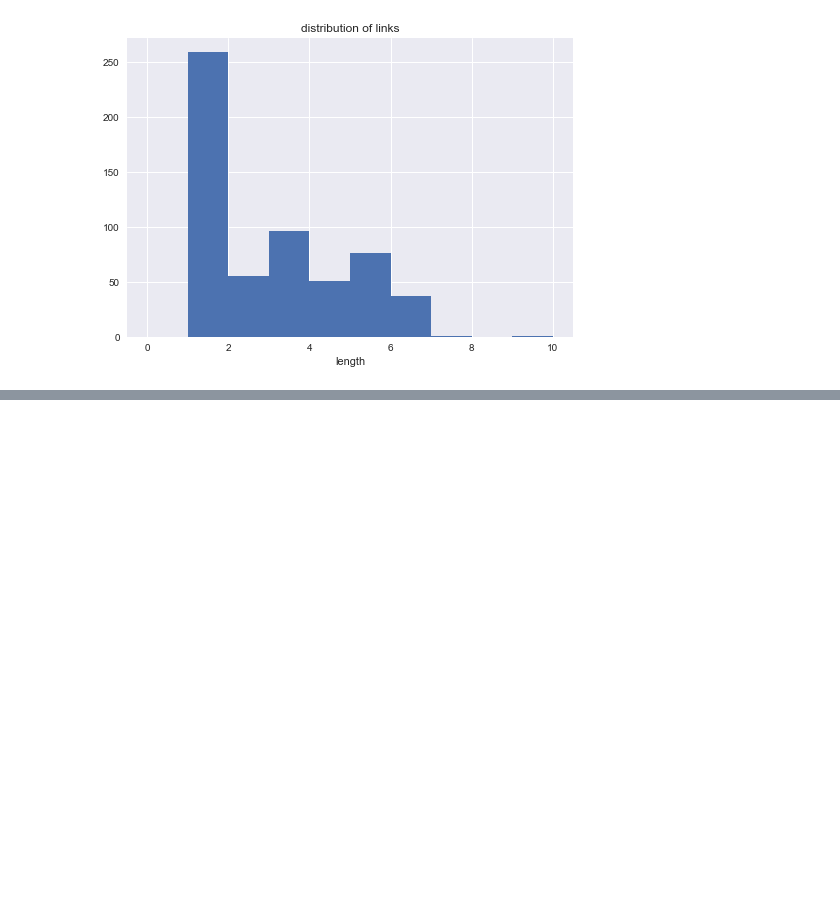
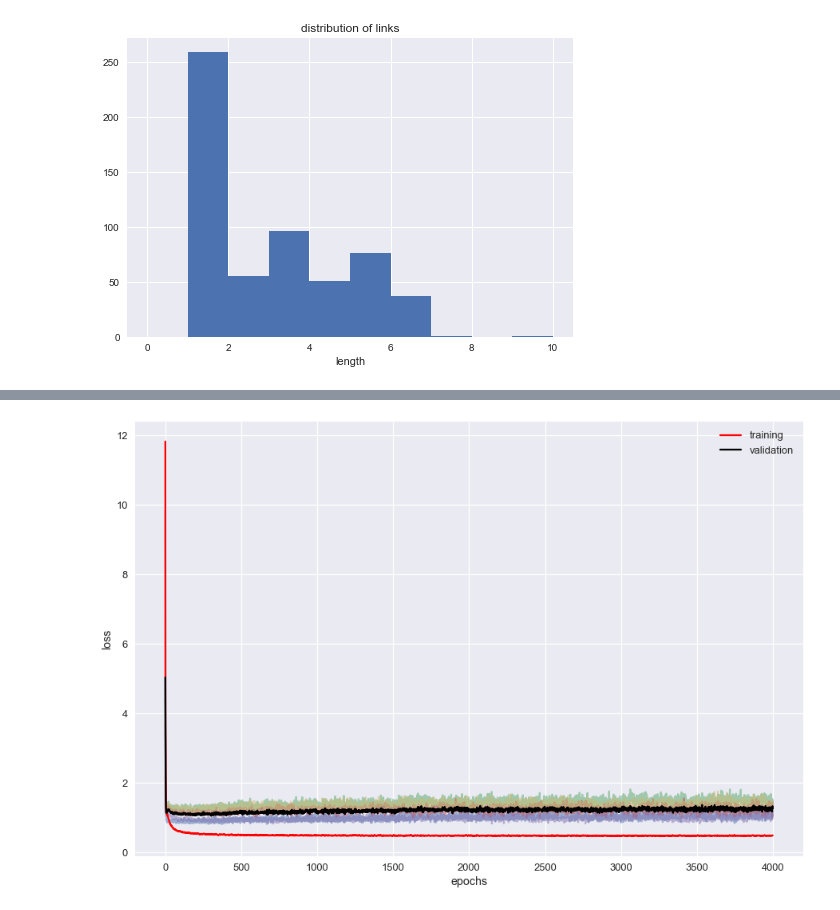
Before and after one commit to oguzserbetci/argmin2017, a Jupyter notebook: PointerNetwork.ipynb, the cells around one changed output, grey strips where cells are left out. Drawn from its saved outputs; the diff is of its cells as text; code cells hidden in the pictures; blank space fills up the shorter version.

```diff
--- a/PointerNetwork.ipynb
+++ b/PointerNetwork.ipynb
@@ -320,12 +284,14 @@ plt.legend();
 # %%
 sns.set_context('talk')
 plt.figure(figsize=(15,10))
-[plt.plot(np.arange(4000),h.history['val_loss'],alpha=.5) for h in histories];
-plt.plot(np.arange(4000),np.mean([h.history['loss'] for h in histories],axis=0),c='red', label='training')
-plt.plot(np.arange(4000),np.mean([h.history['val_loss'] for h in histories],axis=0),c='black', label='validation')
+[plt.plot(np.arange(4000),h.history['val_loss'],alpha=.5) for h in histories[0]];
+plt.plot(np.arange(4000),np.mean([h.history['loss'] for h in histories[0]],axis=0),c='red', label='training')
+plt.plot(np.arange(4000),np.mean([h.history['val_loss'] for h in histories[0]],axis=0),c='black', label='validation')
 plt.xlabel('epochs')
 plt.ylabel('loss')
 plt.legend();
+# %% [output]
+[figure, added]
 # %%
 val_acc
 # %%
```
Also changed, not shown: parts of 10 cells of this notebook, 2 other files.
